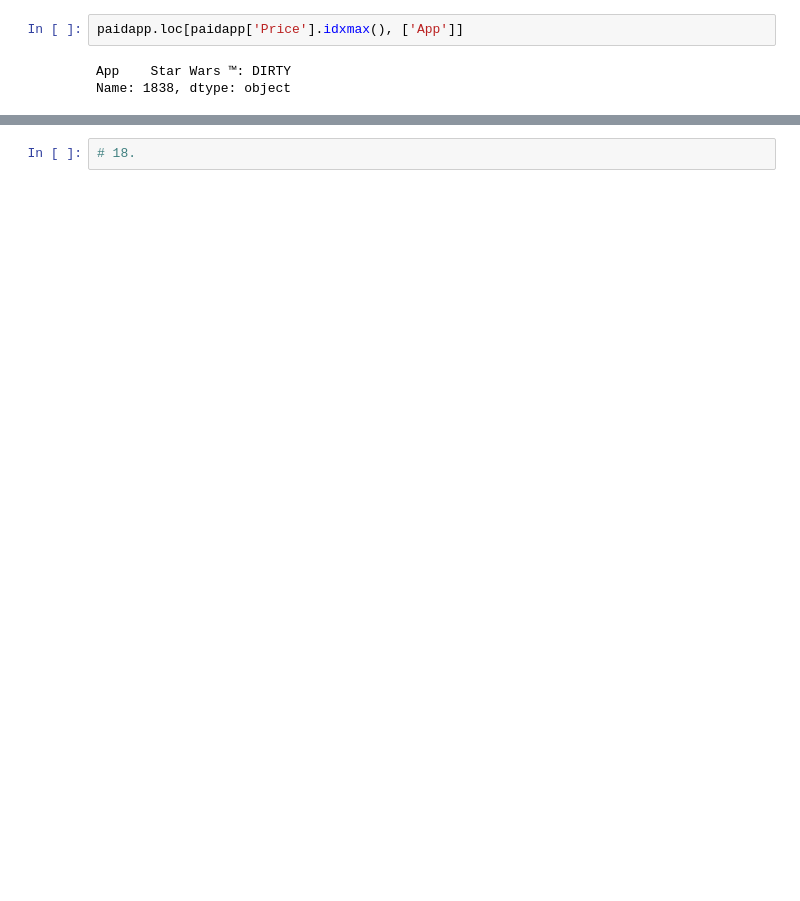
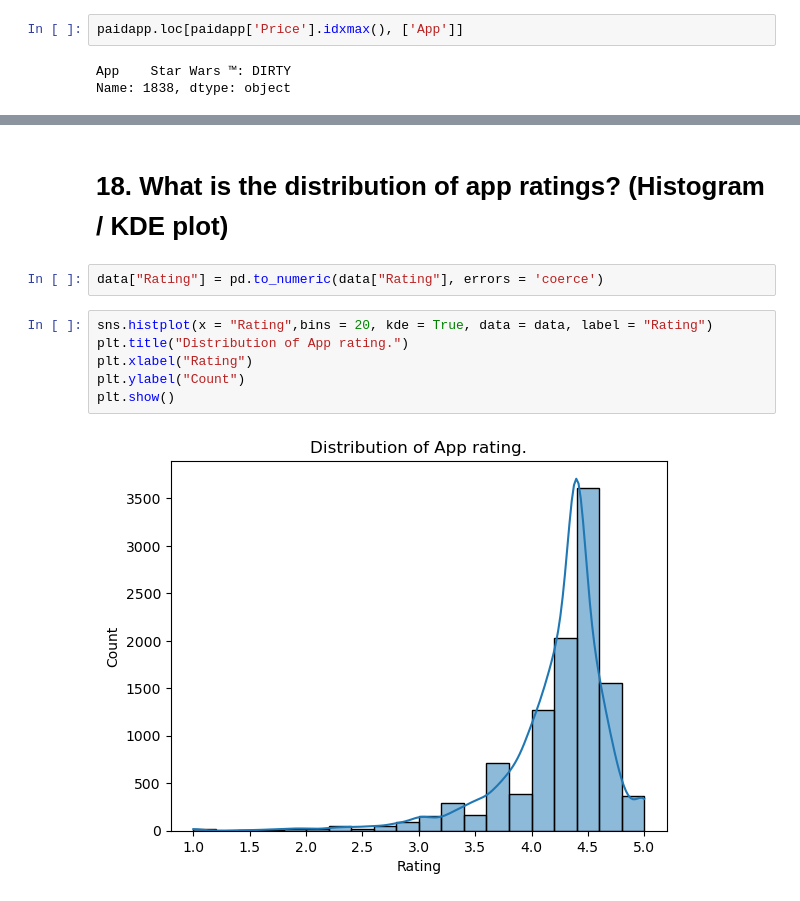
Before and after one commit to Babul-Thakur-2005/Google-Playstore-EDA, a Jupyter notebook: googlePlaYstoreEDA.ipynb, the cells around one changed output, grey strips where cells are left out. Drawn from its saved outputs; the diff is of its cells as text; blank space fills up the shorter version.

```diff
--- a/googlePlaYstoreEDA.ipynb
+++ b/googlePlaYstoreEDA.ipynb
@@ -737,5 +739,15 @@ paidapp[paidapp['App'] == 'Star Wars ™: DIRTY']
 # %% [output]
 |  | App | Category | Rating | Reviews | Size | Installs | Type | Price | Content Rating | Genres | ... |
 | 1838 | Star Wars ™: DIRTY | GAME | 4.5 | 38207 | 15M | 100,000+ | Paid | $9.99 | Teen | Role Playing | ... |
-# %%
-# 18.
+# %% [markdown]
+# 18. What is the distribution of app ratings? (Histogram / KDE plot)
+# %%
+data["Rating"] = pd.to_numeric(data["Rating"], errors = 'coerce')
+# %%
+sns.histplot(x = "Rating",bins = 20, kde = True, data = data, label = "Rating")
+plt.title("Distribution of App rating.")
+plt.xlabel("Rating")
+plt.ylabel("Count")
+plt.show()
+# %% [output]
+[figure, added]
```
Also changed, not shown: parts of 5 cells of this notebook.
